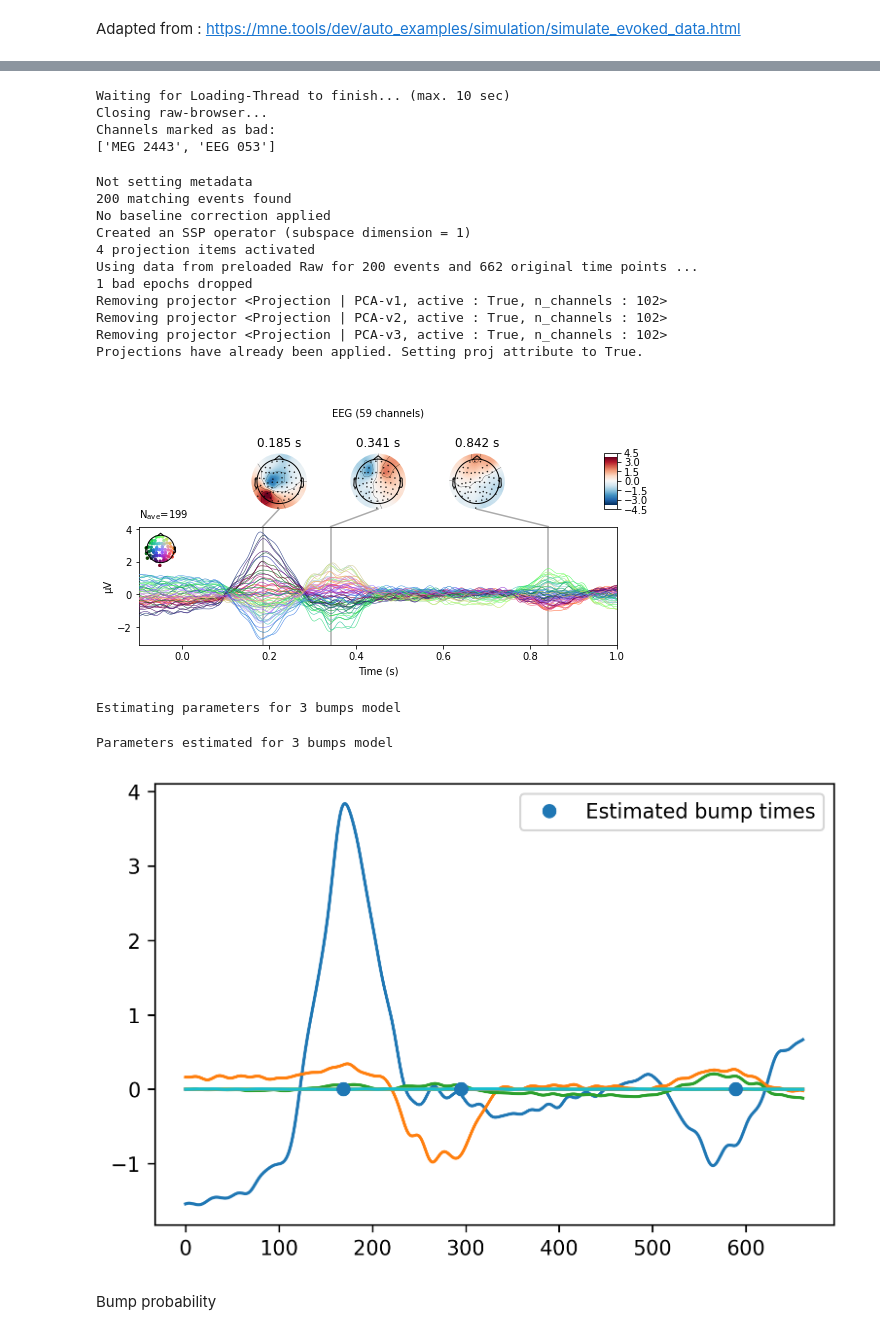
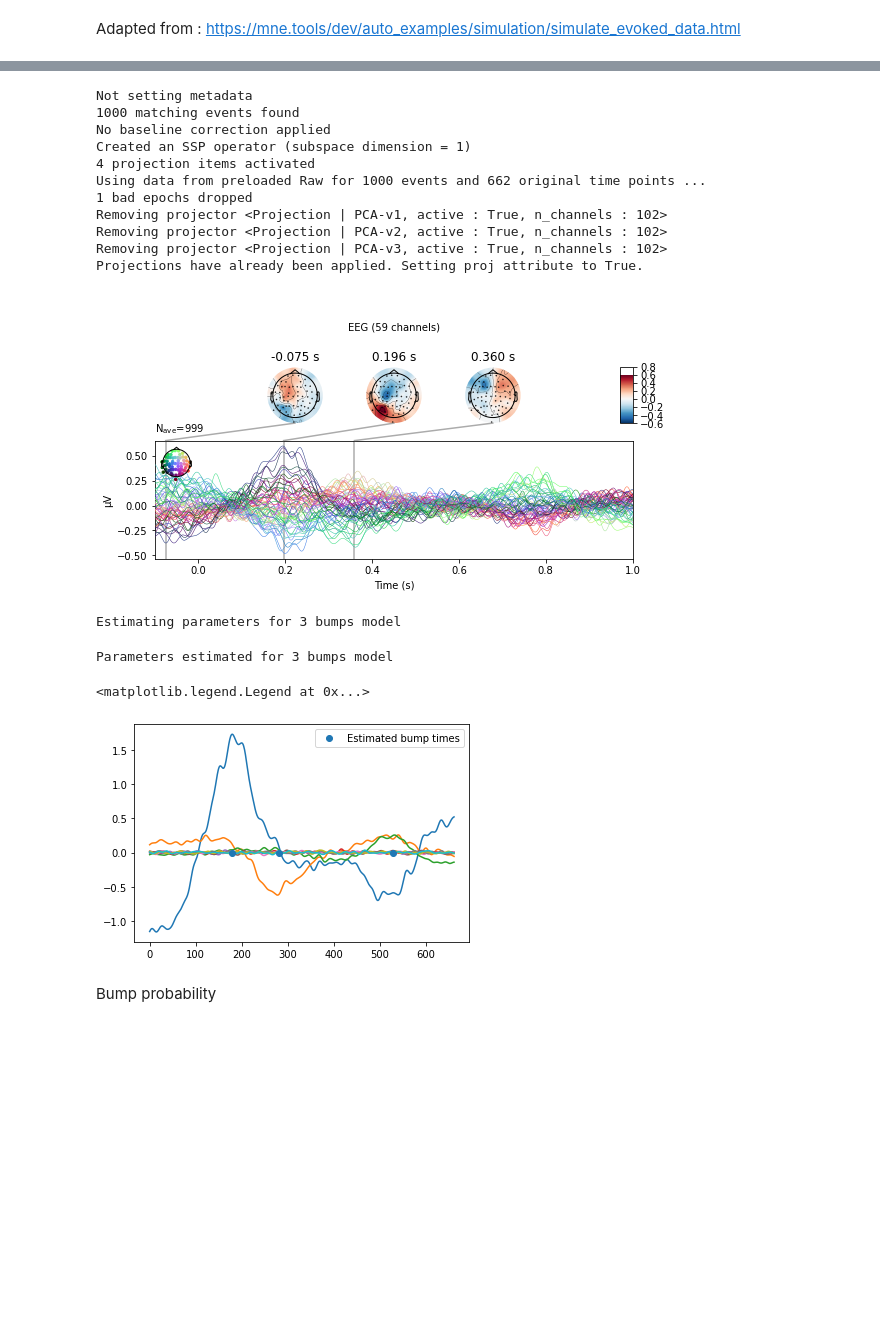
Before and after one commit to GWeindel/hmp, a Jupyter notebook: simulated_raw_data_using_subject_anatomy.ipynb, the cells around one changed output, grey strips where cells are left out. Drawn from its saved outputs; the diff is of its cells as text; code cells hidden in the pictures; blank space fills up the shorter version.

```diff
--- a/simulated_raw_data_using_subject_anatomy.ipynb
+++ b/simulated_raw_data_using_subject_anatomy.ipynb
@@ -53,7 +51,7 @@ else:
     # Define the time course of the activity for each source of the region to
     # activate. Here we use a sine wave at 10 Hz with a peak amplitude
     # of 10 nAm.
-    source_time_series = np.sin(2. * np.pi * 10. * np.arange(25) * tstep) * 15e-9
+    source_time_series = np.sin(2. * np.pi * 10. * np.arange(25) * tstep) * 4e-9
 
     #Define when the activity occurs using events. The first column is the sample
     # of the event, the second is not used, and the third is the event id. Here the
@@ -61,7 +59,7 @@ else:
     #Creating stim onset
 
     # stim_onset occurs every 1000 samples.
-    n_events = 200
+    n_events = 1000
     events = np.zeros((n_events+1, 3), int)
     stim_onsets =  2000 + 1000 * np.arange(n_events)+1
     events[:,0] = np.append(stim_onsets, stim_onsets[-1] + 2000)#last event
@@ -69,7 +67,7 @@ else:
 
     #adding source event
     events1 = events[:-1,:].copy()
-    rand_events1 = np.random.normal(100,30,n_events) #varying event
+    rand_events1 = np.random.normal(100,50,n_events) #varying event
     events1[:, 0] = stim_onsets + rand_events1 # Events sample.
     events1[:, 2] = 1  # All events have the sample id.
 
@@ -85,11 +83,11 @@ else:
         subject, selected_label, location=location, extent=extent,
         subjects_dir=subjects_dir)
 
-    source_time_series = np.sin(2. * np.pi * 10. * np.arange(25) * tstep) * 15e-9
+    source_time_series = np.sin(2. * np.pi * 10. * np.arange(25) * tstep) * 4e-9
 
     #adding source event
     events2 = events[:-1,:].copy()
-    rand_events2 = np.random.normal(200,30,n_events) #varying event
+    rand_events2 = np.random.normal(200,50,n_events) #varying event
     events2[:, 0] = stim_onsets + rand_events2 #random from stim onset or from previous stage, very conceptual
     events2[:, 2] = 2  # All events have the sample id.
 
@@ -104,10 +102,10 @@ else:
         subject, selected_label, location=location, extent=extent,
         subjects_dir=subjects_dir)
 
-    source_time_series = np.sin(2. * np.pi * 10. * np.arange(25) * tstep) * 15e-9
+    source_time_series = np.sin(2. * np.pi * 10. * np.arange(25) * tstep) * 4e-9
     #adding source event
     events3 = events[:-1,:].copy()
-    rand_events3 = np.random.normal(500,30,n_events) #varying event
+    rand_events3 = np.random.normal(450,40,n_events) #varying event
     events3[:, 0] = stim_onsets + rand_events3 #random from stim onset or from previous stage, very conceptual
     events3[:, 2] = 3  # All events have the sample id.
     source_simulator.add_data(label, source_time_series, events3)
@@ -119,7 +117,7 @@ else:
     mne.simulation.add_noise(raw, cov, iir_filter=[0.2, -0.2, 0.04])
     #raw.plot()
 
-    #raw.save('simulated-raw.fif')
+    raw.save('simulated-raw.fif')
 # %% [output]
     Read a total of 4 projection items:
         PCA-v1 (1 x 102) active
@@ -146,13 +139,8 @@ Opening raw-browser...
 # %%
-events = mne.find_events(raw,verbose=False, min_duration=0,stim_channel='STI 014')
+events = mne.find_events(raw,verbose=False, shortest_event=0, stim_channel='STI 014')
 events = events[events[:,2] == 2]
 events[:,0] = events[:,0] - rand_events2
 events[:,2] = 0
-# %% [output]
-Waiting for Loading-Thread to finish... (max. 10 sec)
-Closing raw-browser...
-Channels marked as bad:
-['MEG 2443', 'EEG 053']
 # %%
 raw_ds = raw.load_data(verbose=False).copy()
 
@@ -171,17 +159,17 @@ epochs.average().plot_joint()
 X = epochs.copy().get_data()
 # %% [output]
 Not setting metadata
-200 matching events found
+1000 matching events found
 No baseline correction applied
 Created an SSP operator (subspace dimension = 1)
 4 projection items activated
-Using data from preloaded Raw for 200 events and 662 original time points ...
+Using data from preloaded Raw for 1000 events and 662 original time points ...
 1 bad epochs dropped
 Removing projector <Projection | PCA-v1, active : True, n_channels : 102>
 Removing projector <Projection | PCA-v2, active : True, n_channels : 102>
 Removing projector <Projection | PCA-v3, active : True, n_channels : 102>
 Projections have already been applied. Setting proj attribute to True.
-[figure, old version]
+[figure, new version]
 # %%
 import xarray as xr
 data = xr.Dataset(
@@ -221,18 +209,18 @@ durations = np.unique(data.stack(trial=['epochs']).reset_index(['epochs']).group
 starts = np.insert(durations[:-1],0,0)
 ends = durations-1
 # %%
-plt.figure(dpi=300)
 init = hsmm.hsmm(stacked.to_numpy().T, starts, ends, sf=data.sfreq, bump_width=50)
 estimates = init.fit_single(3)
 times = init.bump_times(estimates, time=False)
 for comp in np.arange(10):
     plt.plot(z_scored.mean(dim=['epochs'])[:,comp])
 plt.plot(init.mean_bump_times(estimates,time=False), np.repeat(0,3),'o',label='Estimated bump times')
-plt.legend();
+plt.legend()
 # %% [output]
 Estimating parameters for 3 bumps model
 Parameters estimated for 3 bumps model
+<matplotlib.legend.Legend at 0x...>
-[figure, old version]
+[figure, new version]
 # %% [markdown]
 Bump probability
 # %%
```
Also changed, not shown: parts of 11 cells of this notebook.
